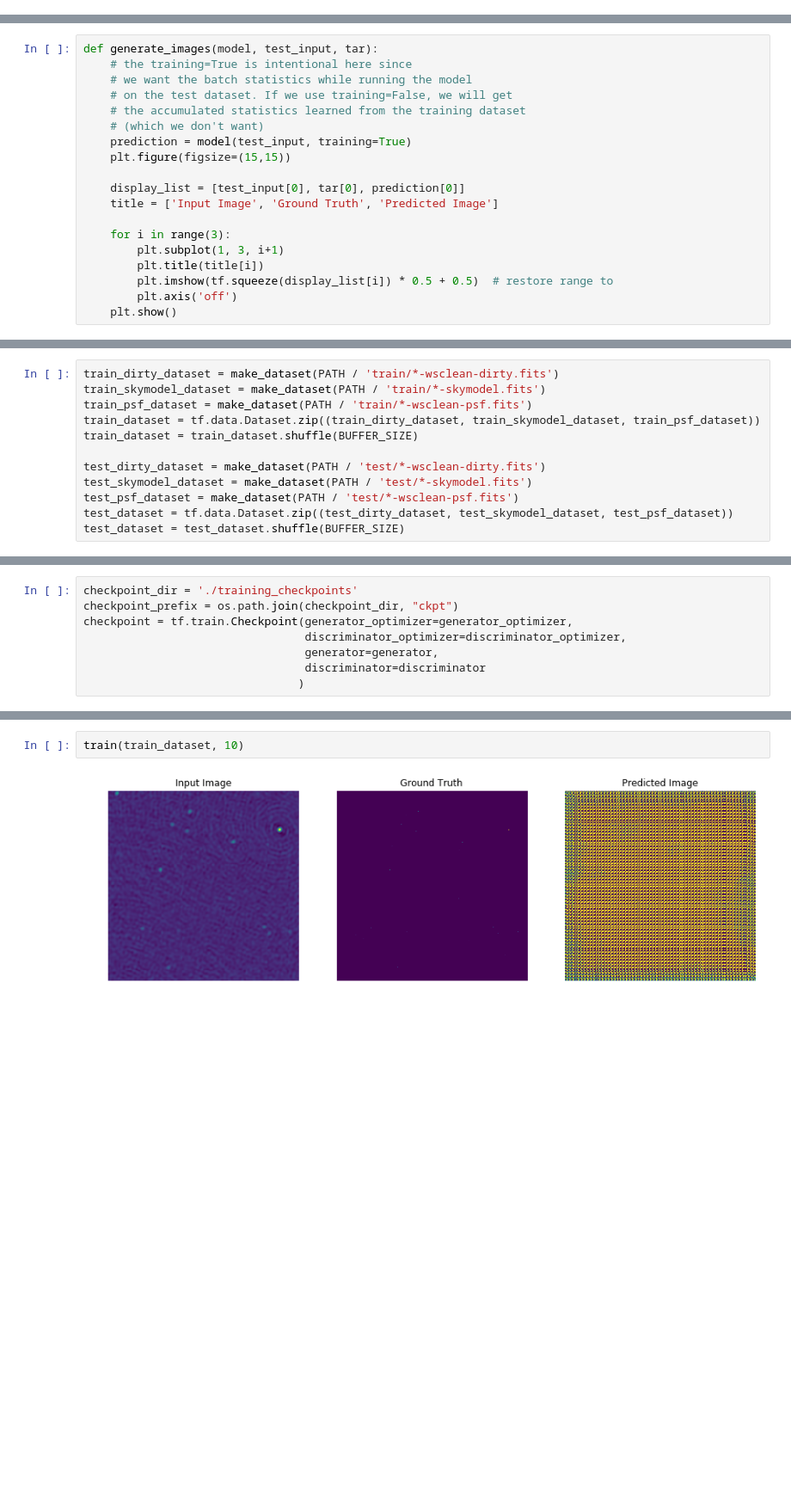
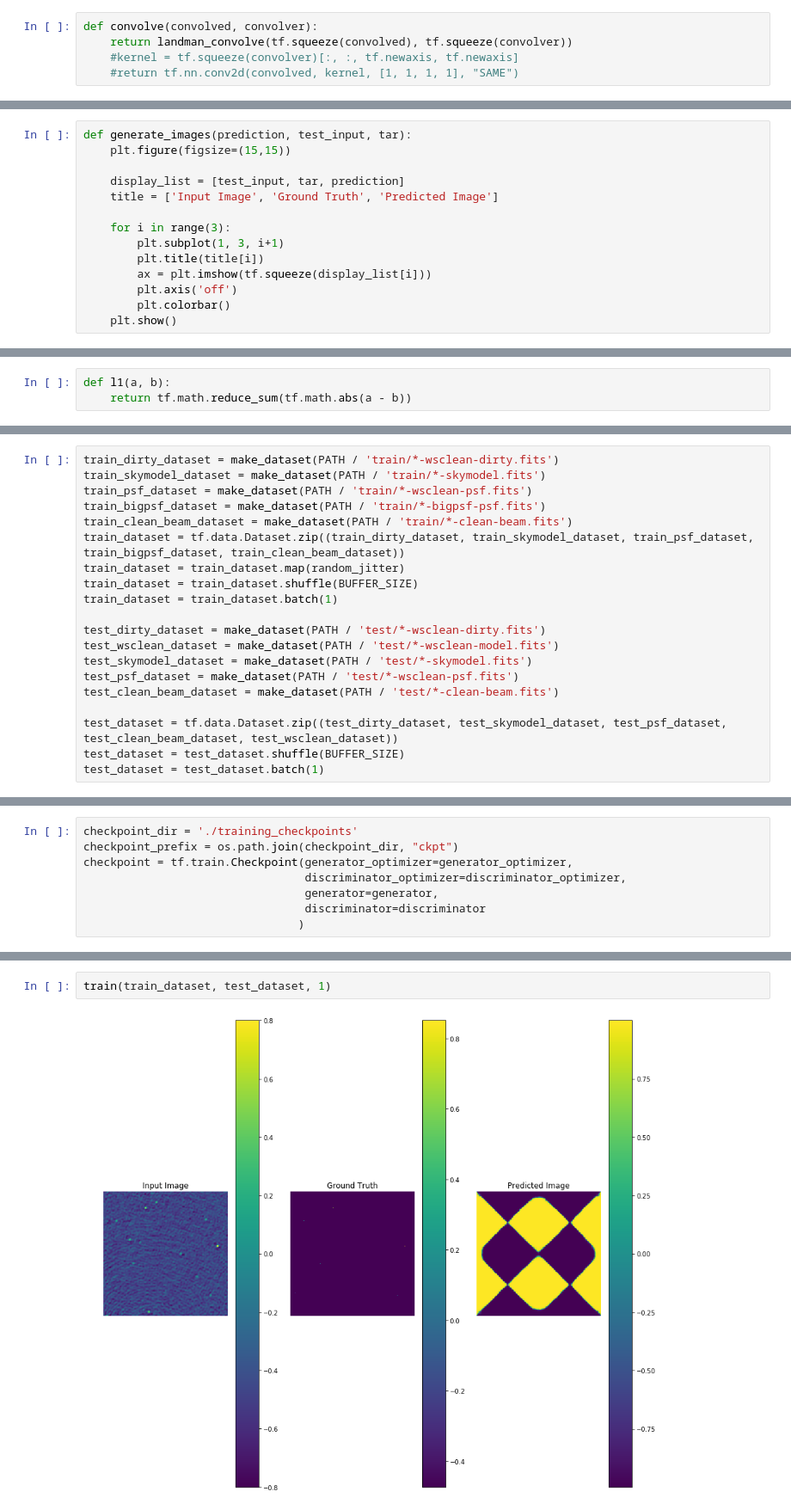
Before and after one commit to gijzelaerr/vacuum-cleaner, a Jupyter notebook: notebooks/Redo pix2pix.ipynb, the cells around one changed output, grey strips where cells are left out. Shown at 86% size. Cells and saved outputs as stored; diff of their text form; blank space fills up the shorter version.

```diff
--- a/notebooks/Redo pix2pix.ipynb
+++ b/notebooks/Redo pix2pix.ipynb
@@ -187,5 +222,10 @@ def generator_loss(disc_generated_output, gen_output, target):
     l1_loss = tf.reduce_mean(tf.abs(target - gen_output))
     total_gen_loss = gan_loss + (LAMBDA * l1_loss)
     return total_gen_loss
+# %%
+def convolve(convolved, convolver):
+    return landman_convolve(tf.squeeze(convolved), tf.squeeze(convolver))
+    #kernel = tf.squeeze(convolver)[:, :, tf.newaxis, tf.newaxis]
+    #return tf.nn.conv2d(convolved, kernel, [1, 1, 1, 1], "SAME")
 # %%
 def like_loss(predicted, target, psf):
@@ -195,21 +237,16 @@ def like_loss(predicted, target, psf):
 # %%
-def generate_images(model, test_input, tar):
-    # the training=True is intentional here since
-    # we want the batch statistics while running the model
-    # on the test dataset. If we use training=False, we will get
-    # the accumulated statistics learned from the training dataset
-    # (which we don't want)
-    prediction = model(test_input, training=True)
+def generate_images(prediction, test_input, tar):
     plt.figure(figsize=(15,15))
 
-    display_list = [test_input[0], tar[0], prediction[0]]
+    display_list = [test_input, tar, prediction]
     title = ['Input Image', 'Ground Truth', 'Predicted Image']
 
     for i in range(3):
         plt.subplot(1, 3, i+1)
         plt.title(title[i])
-        plt.imshow(tf.squeeze(display_list[i]) * 0.5 + 0.5)  # restore range to
+        ax = plt.imshow(tf.squeeze(display_list[i]))
         plt.axis('off')
+        plt.colorbar()
     plt.show()
 # %%
 def train_step(input_image, target):
@@ -232,4 +282,7 @@ def train_step_likelyhood(input_image, target, psf):
 
     generator_gradients = gen_tape.gradient(gen_loss, generator.trainable_variables)
     generator_optimizer.apply_gradients(zip(generator_gradients, generator.trainable_variables))
+# %%
+def l1(a, b):
+    return tf.math.reduce_sum(tf.math.abs(a - b))
 # %%
@@ -258,11 +338,19 @@ def train(dataset, epochs):
 train_dirty_dataset = make_dataset(PATH / 'train/*-wsclean-dirty.fits')
 train_skymodel_dataset = make_dataset(PATH / 'train/*-skymodel.fits')
 train_psf_dataset = make_dataset(PATH / 'train/*-wsclean-psf.fits')
-train_dataset = tf.data.Dataset.zip((train_dirty_dataset, train_skymodel_dataset, train_psf_dataset))
+train_bigpsf_dataset = make_dataset(PATH / 'train/*-bigpsf-psf.fits')
+train_clean_beam_dataset = make_dataset(PATH / 'train/*-clean-beam.fits')
+train_dataset = tf.data.Dataset.zip((train_dirty_dataset, train_skymodel_dataset, train_psf_dataset, train_bigpsf_dataset, train_clean_beam_dataset))
+train_dataset = train_dataset.map(random_jitter)
 train_dataset = train_dataset.shuffle(BUFFER_SIZE)
+train_dataset = train_dataset.batch(1)
 
 test_dirty_dataset = make_dataset(PATH / 'test/*-wsclean-dirty.fits')
+test_wsclean_dataset = make_dataset(PATH / 'test/*-wsclean-model.fits')
 test_skymodel_dataset = make_dataset(PATH / 'test/*-skymodel.fits')
 test_psf_dataset = make_dataset(PATH / 'test/*-wsclean-psf.fits')
-test_dataset = tf.data.Dataset.zip((test_dirty_dataset, test_skymodel_dataset, test_psf_dataset))
+test_clean_beam_dataset = make_dataset(PATH / 'test/*-clean-beam.fits')
+
+test_dataset = tf.data.Dataset.zip((test_dirty_dataset, test_skymodel_dataset, test_psf_dataset, test_clean_beam_dataset, test_wsclean_dataset))
 test_dataset = test_dataset.shuffle(BUFFER_SIZE)
+test_dataset = test_dataset.batch(1)
@@ -299,4 +373,4 @@ checkpoint = tf.train.Checkpoint(generator_optimizer=generator_optimizer,
 # %%
-train(train_dataset, 10)
+train(train_dataset, test_dataset, 1)
 # %% [output]
-[figure, old version]
+[figure, new version]
```
Also changed, not shown: parts of 28 cells of this notebook.
